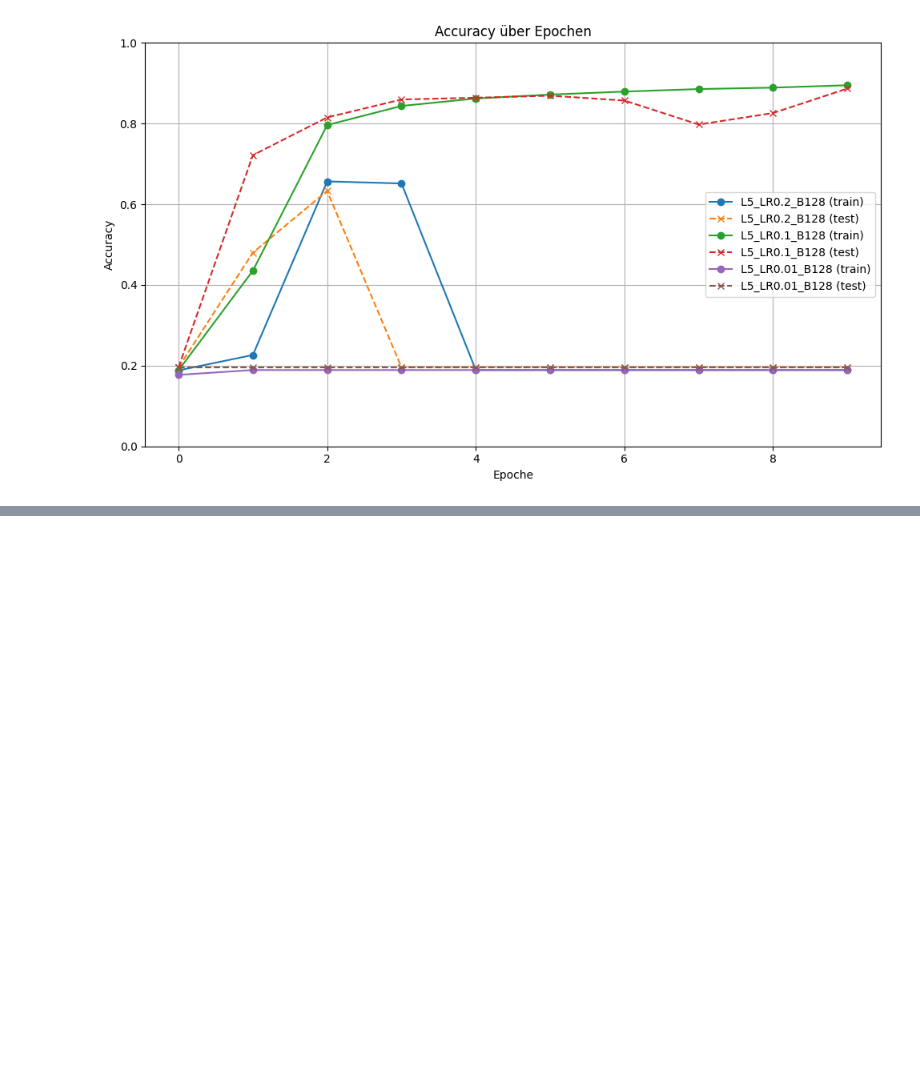
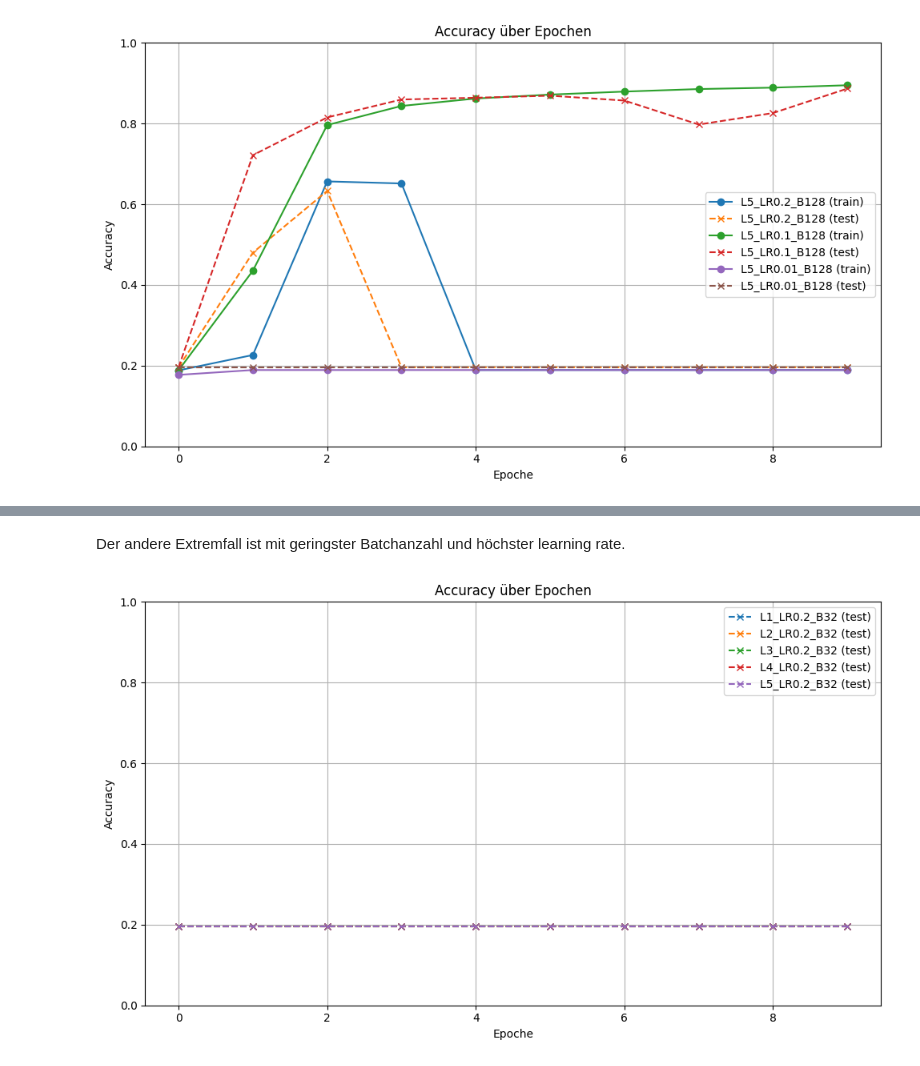
Before and after one commit to Lopo23/CNN, a Jupyter notebook: cnn (1) (1).ipynb, the cells around one changed output, grey strips where cells are left out. Saved outputs shown, nothing was run; the diff lists cells and outputs as text; code cells hidden in the pictures; blank space fills up the shorter version.

```diff
--- a/cnn (1) (1).ipynb
+++ b/cnn (1) (1).ipynb
@@ -1082,0 +1094,6 @@ plot_accuracy(ALL_RESULTS, batches=[64], lrs=[0.1], mode ="test")
+# %% [markdown]
+Der andere Extremfall ist mit geringster Batchanzahl und höchster learning rate.
+# %%
+plot_accuracy(ALL_RESULTS, batches=[32], lrs = [0.2], mode="test")
+# %% [output]
+[figure, added]
```
Also changed, not shown: parts of 22 cells of this notebook.
